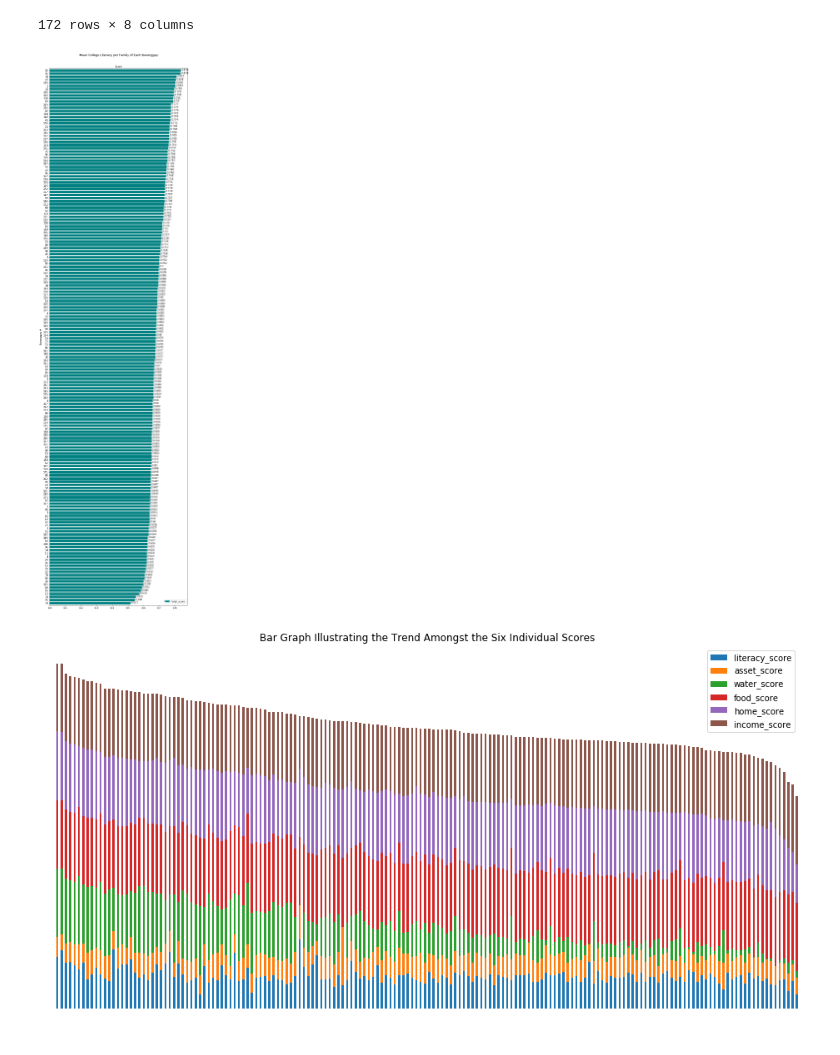
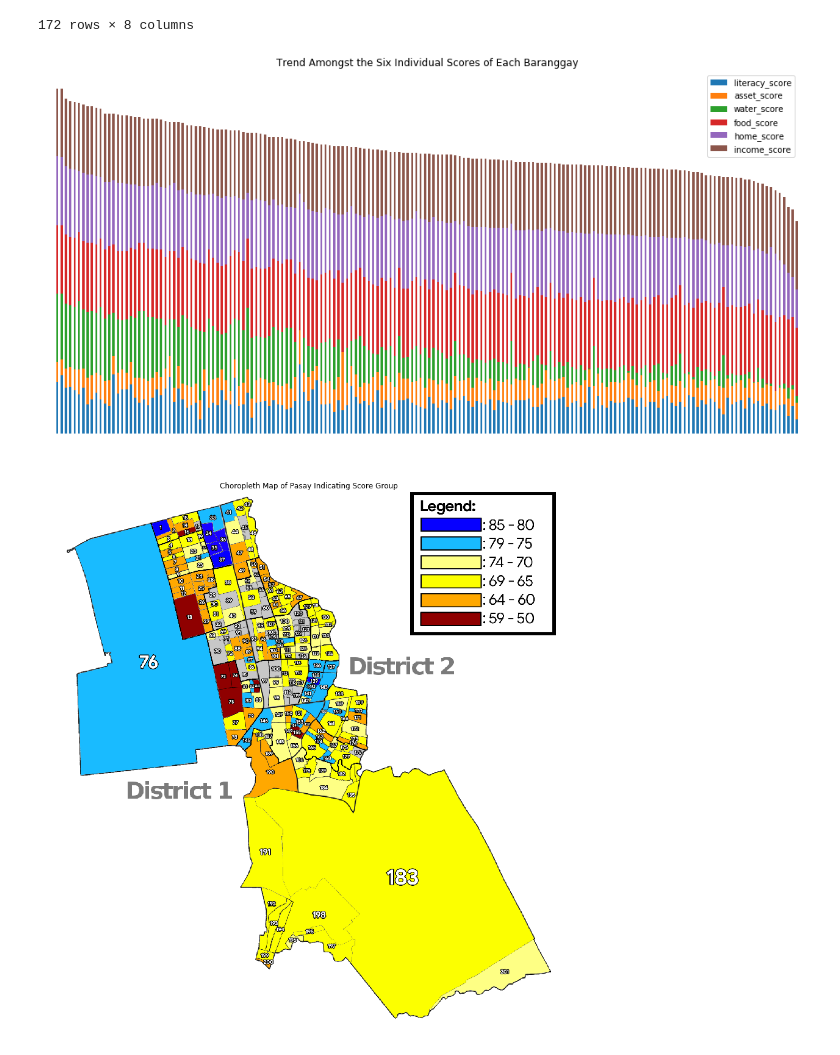
Before and after one commit to christianalderite/DATASCI-Final-Project, a Jupyter notebook: DATASCI Project Total Score.ipynb, the cells around one changed output. Saved outputs shown, nothing was run; the diff lists cells and outputs as text; code cells hidden in the pictures.

```diff
--- a/DATASCI Project Total Score.ipynb
+++ b/DATASCI Project Total Score.ipynb
@@ -77,43 +78,34 @@ dfMain
 | 171 | 201 | 0.440028 | 0.340947 | 0.779070 | 0.999100 | 0.935643 | 0.949811 | 0.740766 |
 172 rows × 8 columns
 # %%
-#ax = dfMain.sort_values(by=['total_score']).plot(y='total_score', x='brgy', figsize=(20, 10), kind='bar', grid=True, align='center', width=0.5, stacked=True)
-
-arrayBrgyScores = dfMain.groupby('brgy')['total_score'].mean()
+#arrayBrgyScores = dfMain.groupby('brgy')['total_score'].mean()
 # Groups the families by brgy and takes the average of their family literacy.
 # Output is an array, not a dataframe.
 
-ax = arrayBrgyScores.sort_values(ascending=False).plot(kind='barh', figsize=(10,40), color='#008080',  width=0.8, stacked=True)
-ax.invert_yaxis()
-ax.set_ylabel('Baranggay #')
-ax.set_xlabel('Score')
-ax.xaxis.set_label_position('top')
-for p in ax.patches:
-    ax.annotate(str(round(p.get_width(),3)), (p.get_width() * 1.005, p.get_y() + 0.5))
-plot.title('Mean College Literacy per Family of Each Baranggay', y=1.02)
-plot.legend()
-plot.show()
+#ax = arrayBrgyScores.sort_values(ascending=False).plot(kind='barh', figsize=(10,40), color='#008080',  width=0.8, stacked=True)
+#ax.invert_yaxis()
+#ax.set_ylabel('Baranggay #')
+#ax.set_xlabel('Score')
+#ax.xaxis.set_label_position('top')
+#for p in ax.patches:
+    #ax.annotate(str(round(p.get_width(),3)), (p.get_width() * 1.005, p.get_y() + 0.5))
+#plot.title('Calamity Preparedness Score of Each Baranggay', y=1.02)
+#plot.legend()
+#plot.show()
 # Bar graph of all the college literacy rate per family of each baranggay
 
 dfSorted = dfMain.sort_values(by='total_score',ascending=False)
-ax = dfSorted.loc[:,['literacy_score','asset_score', 'water_score','food_score','home_score','income_score']].plot.bar(stacked=True, figsize=(16,8))
+dfSorted.loc[:,['literacy_score','asset_score', 'water_score','food_score','home_score','income_score']].plot.bar(stacked=True, figsize=(16,8))
 plot.axis('off')
-plot.title('Bar Graph Illustrating the Trend Amongst the Six Individual Scores')
+plot.title('Trend Amongst the Six Individual Scores of Each Baranggay')
 plot.show()
 
-dfMain.nlargest(10, columns=['total_score']).plot(y='total_score', x='brgy', figsize=(8, 8), kind='bar', color='#006767', align='center', width=0.8, stacked=True)
-plot.title("Top 10 Calamity Preparedness Scores")
-plot.ylabel("Score")
-plot.xlabel("Baranggay")
-
-dfMain.nsmallest(10, columns=['total_score']).plot(y='total_score',  x='brgy', figsize=(8, 8), kind='bar',  color='#009a9a',align='center', width=0.8, stacked=True)
-plot.title("Bottom 10 Calamity Preparedness Scores")
-plot.ylabel("Score")
-plot.xlabel("Baranggay")
+img=mpimg.imread('Final.png')
+plot.figure(figsize=(16,16))
+imgplot = plot.imshow(img)
+plot.axis('off')
+plot.title('Choropleth Map of Pasay Indicating Score Group')
 plot.show()
-
-
-# Bar graph of the bottom 10 brgys
 # %% [output]
-[figure, old version]
+[figure, new version]
-[figure, old version]
+[figure, new version]
```
Also changed, not shown: parts of 5 cells of this notebook, 2 other files.
